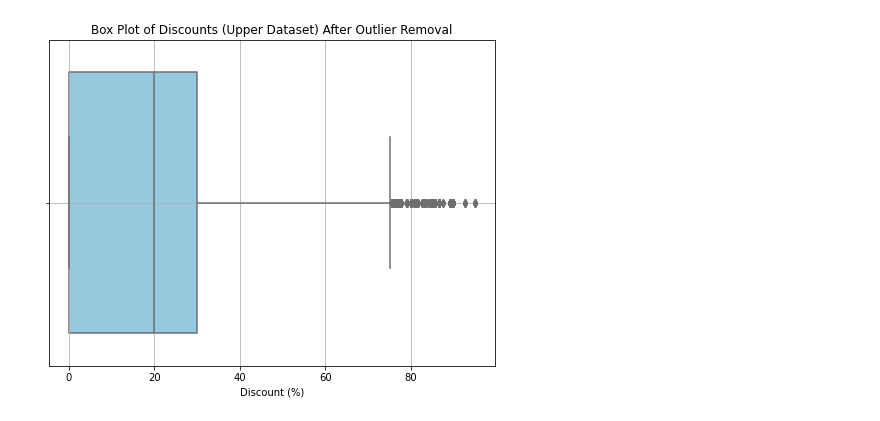
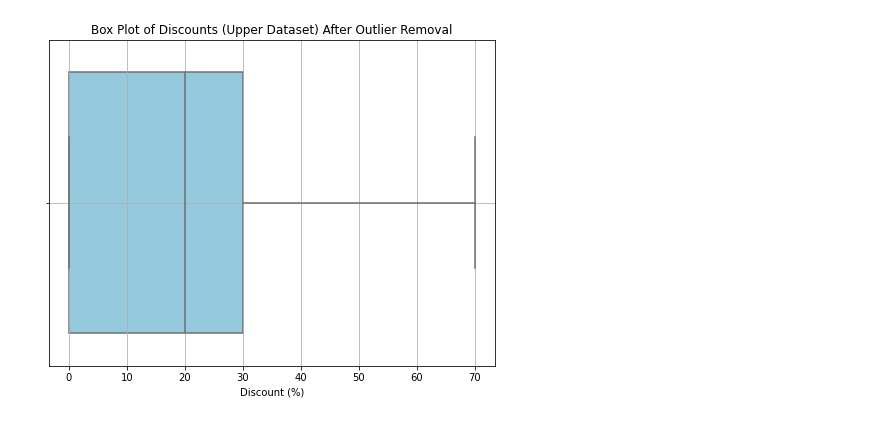
Before and after one commit to atiya16384/Monumentum_Makers, a Jupyter notebook: test.ipynb, the cells around one changed output. Cells and saved outputs as stored; diff of their text form; code cells hidden in the pictures.

```diff
--- a/test.ipynb
+++ b/test.ipynb
@@ -5,7 +5,7 @@ import matplotlib.pyplot as plt
 import seaborn as sns
 
 # Load the dataset
-file_path = '2022_orders_discount_data.csv'
+file_path = '2022_orders_discount_data.csv'  # Replace with your file path
 data_cleaned = pd.read_csv(file_path)
 print(f"Initial dataset shape: {data_cleaned.shape}")
 print(f"Initial dataset preview:\n{data_cleaned.head()}")
@@ -16,34 +16,40 @@ print(f"Dataset shape after removing duplicates: {data_cleaned.shape}")
 
 # 2. Handle Missing Dates
 # Convert `date_of_order` to datetime and set format explicitly to 'YYYY-MM-DD'
-data_cleaned['date_of_order'] = pd.to_datetime(data_cleaned['date_of_order'], errors='coerce').dt.strftime('%Y-%m-%d')
+data_cleaned['date_of_order'] = pd.to_datetime(data_cleaned['date_of_order'], errors='coerce')
 
 # Identify and print rows with missing dates
 missing_date_rows = data_cleaned[data_cleaned['date_of_order'].isnull()]
-print("\nRows with Missing Dates (to be dropped):")
+print("\nRows with Missing Dates (retained for now):")
 print(missing_date_rows)
 
-# Drop rows with missing `date_of_order`
-data_cleaned.dropna(subset=['date_of_order'], inplace=True)
-print(f"\nDataset shape after dropping rows with missing dates: {data_cleaned.shape}")
+# Replace missing dates with the earliest available date
+data_cleaned['date_of_order'] = data_cleaned['date_of_order'].fillna(data_cleaned['date_of_order'].min())
+print(f"Dataset shape after handling missing dates: {data_cleaned.shape}")
 
 # 3. Handle Missing Values
-data_cleaned.dropna(subset=['department_desc', 'discount', 'orders'], inplace=True)
-print(f"Remaining missing values:\n{data_cleaned.isnull().sum()}")
+print("\nHandling Missing Values...")
 
-# 4. Handle Rows with Same Date and Different Prices
-print("\nHandling rows with the same date and different prices...")
+# Impute missing values for 'department_desc' with 'Unknown'
+data_cleaned['department_desc'] = data_cleaned['department_desc'].fillna('Unknown')
+
+# Impute missing values for 'discount' and 'orders' with their respective median
+data_cleaned['discount'] = data_cleaned['discount'].fillna(data_cleaned['discount'].median())
+data_cleaned['orders'] = data_cleaned['orders'].fillna(data_cleaned['orders'].median())
+
+# Verify remaining missing values
+print(f"Remaining missing values after imputation:\n{data_cleaned.isnull().sum()}")
+
+# 4. Handle Rows with Same Date and Different Discounts
+print("\nHandling rows with the same date and different discounts...")
 grouped_data = data_cleaned.groupby(['product_number', 'date_of_order'])
+
+# Extract rows with the highest and lowest discounts for each product and date
 upper_value_data = grouped_data.apply(lambda x: x.loc[x['discount'].idxmax()]).reset_index(drop=True)
 lower_value_data = grouped_data.apply(lambda x: x.loc[x['discount'].idxmin()]).reset_index(drop=True)
 
 print(f"Upper Value Dataset Shape: {upper_value_data.shape}")
 print(f"Lower Value Dataset Shape: {lower_value_data.shape}")
-
-# Save both datasets
-upper_value_data.to_csv('cleaned_orders_discount_data_upper.csv', index=False)
-lower_value_data.to_csv('cleaned_orders_discount_data_lower.csv', index=False)
-print("Datasets saved as 'cleaned_orders_discount_data_upper.csv' and 'cleaned_orders_discount_data_lower.csv'.")
 
 # 5. Custom Outlier Removal using Percentiles
 def remove_outliers_custom(df, column, lower_percentile, upper_percentile):
@@ -59,26 +65,36 @@ def remove_outliers_custom(df, column, lower_percentile, upper_percentile):
     """
     lower_bound = np.percentile(df[column], lower_percentile)
     upper_bound = np.percentile(df[column], upper_percentile)
+    print(f"Outlier removal thresholds for {column}: Lower = {lower_bound}, Upper = {upper_bound}")
     return df[(df[column] >= lower_bound) & (df[column] <= upper_bound)]
 
-# Remove outliers from both datasets
+# Before outlier removal
+print("\nUpper Value Data Before Outlier Removal:")
+print(upper_value_data[['discount', 'orders']].describe())
+
+print("\nLower Value Data Before Outlier Removal:")
+print(lower_value_data[['discount', 'orders']].describe())
+
+# Remove outliers
 print("\nRemoving outliers from both datasets...")
 original_shape_upper = upper_value_data.shape
 original_shape_lower = lower_value_data.shape
 upper_value_data = remove_outliers_custom(upper_value_data, 'discount', lower_percentile=1, upper_percentile=99)
 upper_value_data = remove_outliers_custom(upper_value_data, 'orders', lower_percentile=1, upper_percentile=99)
 lower_value_data = remove_outliers_custom(lower_value_data, 'discount', lower_percentile=1, upper_percentile=99)
-# lower_value_data = remove_outliers_custom(lower_value_data, 'orders', lower_percentile=1, upper_percentile=99)
+lower_value_data = remove_outliers_custom(lower_value_data, 'orders', lower_percentile=1, upper_percentile=99)
 
 print(f"Upper dataset shape before: {original_shape_upper}, after: {upper_value_data.shape}")
 print(f"Lower dataset shape before: {original_shape_lower}, after: {lower_value_data.shape}")
 
-# Save cleaned datasets again after outlier removal
-upper_value_data.to_csv('cleaned_orders_discount_data_upper.csv', index=False)
-lower_value_data.to_csv('cleaned_orders_discount_data_lower.csv', index=False)
-print("Outlier-removed datasets saved as 'cleaned_orders_discount_data_upper.csv' and 'cleaned_orders_discount_data_lower.csv'.")
+# After outlier removal
+print("\nUpper Value Data After Outlier Removal:")
+print(upper_value_data[['discount', 'orders']].describe())
 
-# Box Plots after Outlier Removal
+print("\nLower Value Data After Outlier Removal:")
+print(lower_value_data[['discount', 'orders']].describe())
+
+# 6. Box Plots for Visualization
 # Box plot for discounts in the upper dataset after outlier removal
 plt.figure(figsize=(8, 6))
 sns.boxplot(x=upper_value_data['discount'], color='skyblue')
@@ -95,7 +111,23 @@ plt.xlabel('Orders')
 plt.grid(True)
 plt.show()
 
-print("Insight: After removing extreme values, the distribution of 'discount' and 'orders' in both datasets is more representative of the majority of the data.")
+# Box plot for discounts in the lower dataset after outlier removal
+plt.figure(figsize=(8, 6))
+sns.boxplot(x=lower_value_data['discount'], color='skyblue')
+plt.title('Box Plot of Discounts (Lower Dataset) After Outlier Removal')
+plt.xlabel('Discount (%)')
+plt.grid(True)
+plt.show()
+
+# Box plot for orders in the lower dataset after outlier removal
+plt.figure(figsize=(8, 6))
+sns.boxplot(x=lower_value_data['orders'], color='orange')
+plt.title('Box Plot of Orders (Lower Dataset) After Outlier Removal')
+plt.xlabel('Orders')
+plt.grid(True)
+plt.show()
+
+print("Data preprocessing completed successfully!")
 # %% [output]
 Initial dataset shape: (1005167, 5)
 Initial dataset preview:
@@ -117 +149 @@ Datasets saved as 'cleaned_orders_discount_data_upper.csv' and 'cleaned_orders_d
-[figure, old version]
+[figure, new version]
```
Also changed, not shown: parts of 6 cells of this notebook, 9 other files.
